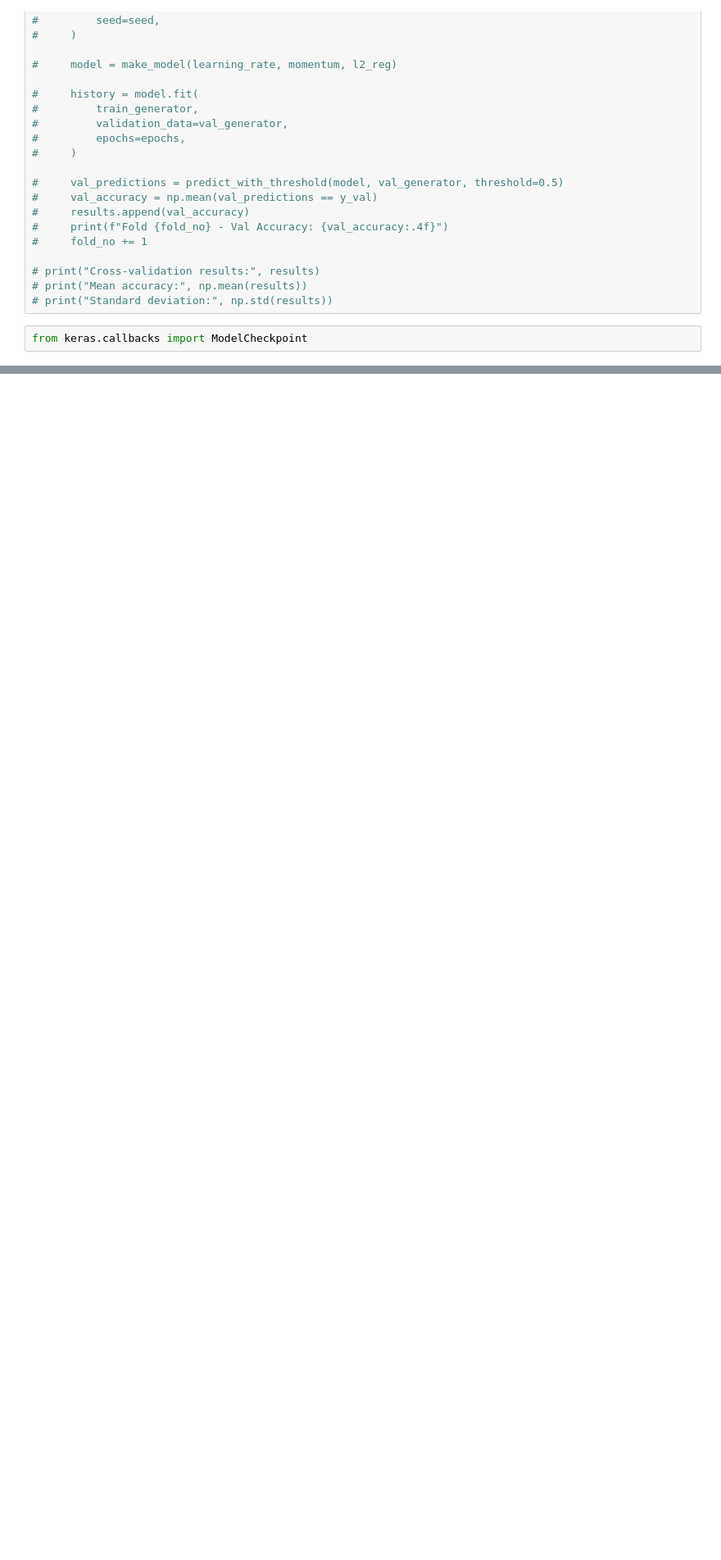
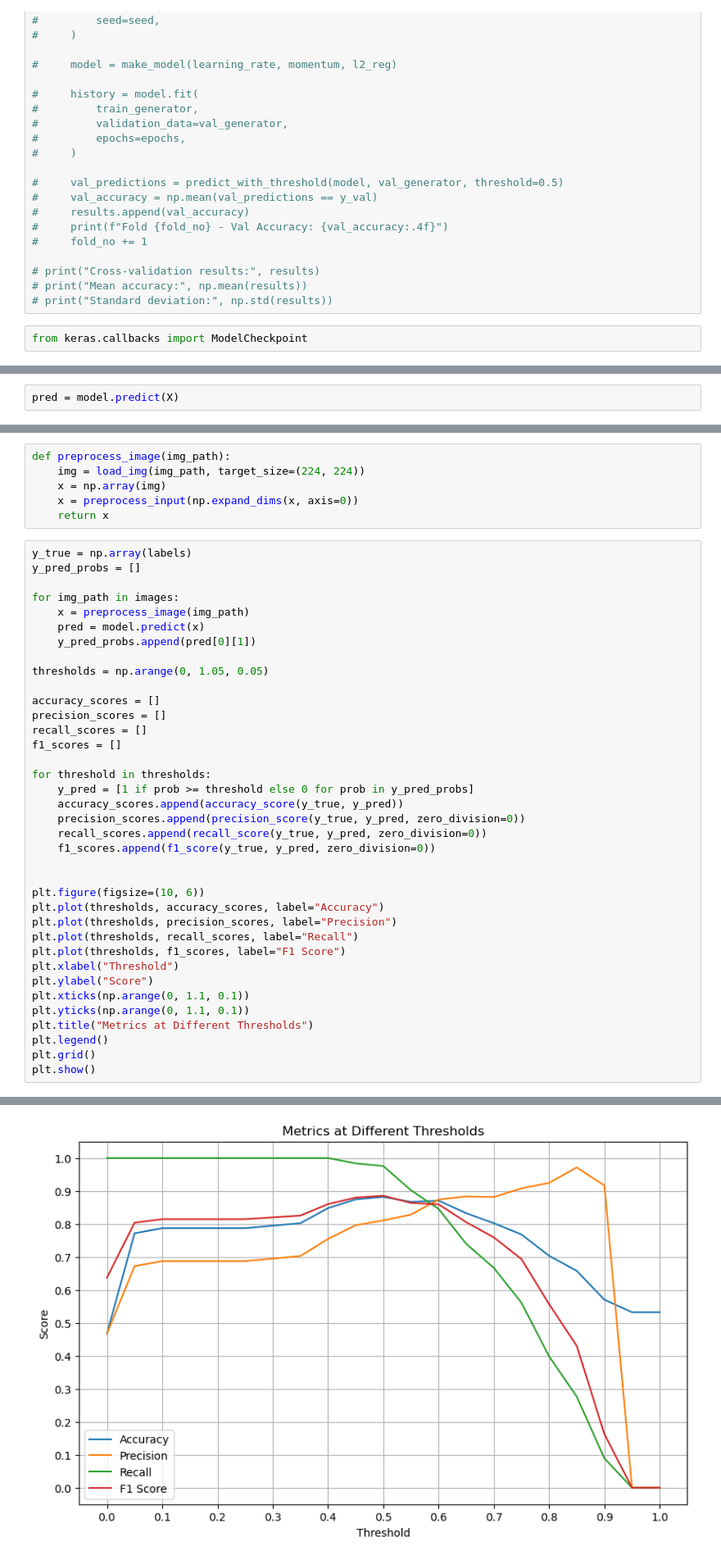
Before and after one commit to andyathsid/parked-ml-dev, a Jupyter notebook: hand-writing-detection/src/notebook.ipynb, the cells around one changed output, grey strips where cells are left out. Shown at 82% size. Drawn from its saved outputs; the diff is of its cells as text; blank space fills up the shorter version.

```diff
--- a/hand-writing-detection/src/notebook.ipynb
+++ b/hand-writing-detection/src/notebook.ipynb
@@ -354,0 +343,2 @@ Checkpointing complete.
+# %%
+pred = model.predict(X)
@@ -354,0 +355,44 @@ Checkpointing complete.
+# %%
+def preprocess_image(img_path):
+    img = load_img(img_path, target_size=(224, 224))
+    x = np.array(img)
+    x = preprocess_input(np.expand_dims(x, axis=0))
+    return x
+# %%
+y_true = np.array(labels)
+y_pred_probs = []
+
+for img_path in images:
+    x = preprocess_image(img_path)
+    pred = model.predict(x)
+    y_pred_probs.append(pred[0][1])
+
+thresholds = np.arange(0, 1.05, 0.05)
+
+accuracy_scores = []
+precision_scores = []
+recall_scores = []
+f1_scores = []
+
+for threshold in thresholds:
+    y_pred = [1 if prob >= threshold else 0 for prob in y_pred_probs]
+    accuracy_scores.append(accuracy_score(y_true, y_pred))
+    precision_scores.append(precision_score(y_true, y_pred, zero_division=0))
+    recall_scores.append(recall_score(y_true, y_pred, zero_division=0))
+    f1_scores.append(f1_score(y_true, y_pred, zero_division=0))
+
+
+plt.figure(figsize=(10, 6))
+plt.plot(thresholds, accuracy_scores, label="Accuracy")
+plt.plot(thresholds, precision_scores, label="Precision")
+plt.plot(thresholds, recall_scores, label="Recall")
+plt.plot(thresholds, f1_scores, label="F1 Score")
+plt.xlabel("Threshold")
+plt.ylabel("Score")
+plt.xticks(np.arange(0, 1.1, 0.1))
+plt.yticks(np.arange(0, 1.1, 0.1))
+plt.title("Metrics at Different Thresholds")
+plt.legend()
+plt.grid()
+plt.show()
+# %% [output]
@@ -354,0 +416 @@ Checkpointing complete.
+[figure, added]
```
Also changed, not shown: parts of 14 cells of this notebook, 29 other files.
